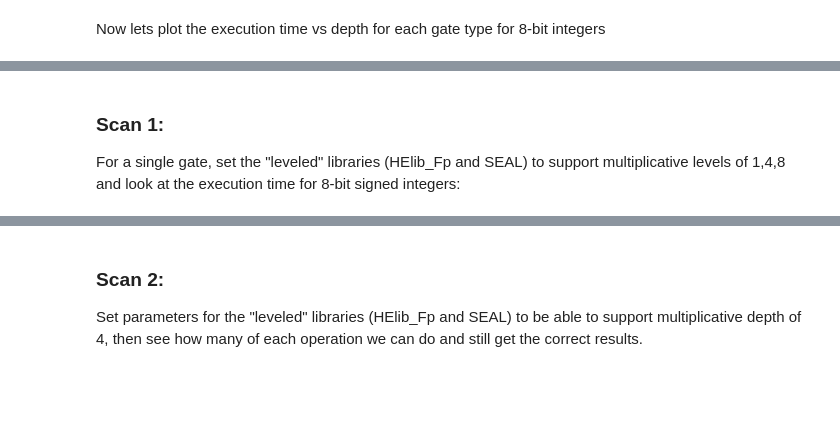
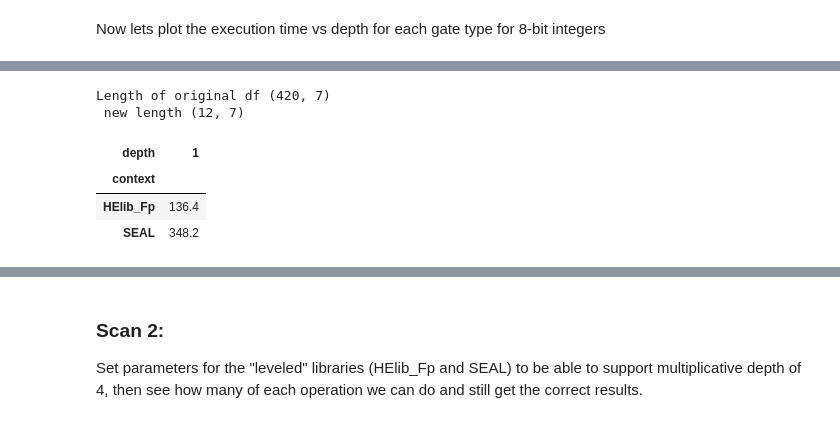
Before and after one commit to alan-turing-institute/SHEEP, a Jupyter notebook: frontend/notebooks/Low-level-benchmarks.ipynb, the cells around one changed output, grey strips where cells are left out. Cells and saved outputs as stored; diff of their text form; code cells hidden in the pictures; blank space fills up the shorter version.

```diff
--- a/frontend/notebooks/Low-level-benchmarks.ipynb
+++ b/frontend/notebooks/Low-level-benchmarks.ipynb
@@ -132,11 +129,16 @@ Now lets plot the execution time vs depth for each gate type for 8-bit integers
-# %% [markdown]
-### Scan 1:
-For a single gate, set the "leveled" libraries (HElib_Fp and SEAL) to support multiplicative levels of 1,4,8 and look at the execution time for 8-bit signed integers:
 # %%
-def libs_op_levels(op_str,bitwidth, is_signed, libs_list):
-    rows = all_rows[(all_rows.input_bitwidth==bitwidth) & ((all_rows.Levels == 1)| (all_rows.Levels == 4)|(all_rows.Levels == 8)) & (all_rows.gate_name==op_str) & all_rows.context_name.isin(libs_list) & (all_rows.input_signed==is_signed)]
-    rows.context_name.name = "Library"
-    rows.execution_time.name = "Time (s)"
-    return rows.drop_duplicates(["context_name", "Levels"]).pivot(
-        index='context_name', columns='Levels', values='execution_time'
+def execution_time_vs_op_depth(input_dataframe, gate_name, bitwidth, is_signed, libs_list):
+    print("Length of original df {}".format(df.shape))
+    rows = input_dataframe[(input_dataframe.input_bitwidth==bitwidth) &
+                     #      ((input_dataframe.depth == 1)|
+                      #      (input_dataframe.depth == 4)|
+                       #     (input_dataframe.depth == 8)) #&
+                           (input_dataframe.gate==gate_name) &
+                           input_dataframe.context.isin(libs_list) &
+                           (input_dataframe.input_signed==is_signed)
+                          ]
+    print(" new length {}".format(rows.shape))
+ #   return rows
+    return rows.drop_duplicates(["context", "depth"]).pivot(
+        index='context', columns='depth', values='execution_time'
     )
@@ -145,0 +145,10 @@ rows
+# %%
+new_rows=execution_time_vs_op_depth(df,"ADD",8,False,["HElib_Fp","SEAL"])
+new_rows
+# %% [output]
+Length of original df (420, 7)
+ new length (12, 7)
+| depth | 1 |
+| context |  |
+| HElib_Fp | 136.4 |
+| SEAL | 348.2 |
```
Also changed, not shown: parts of 6 cells of this notebook.
